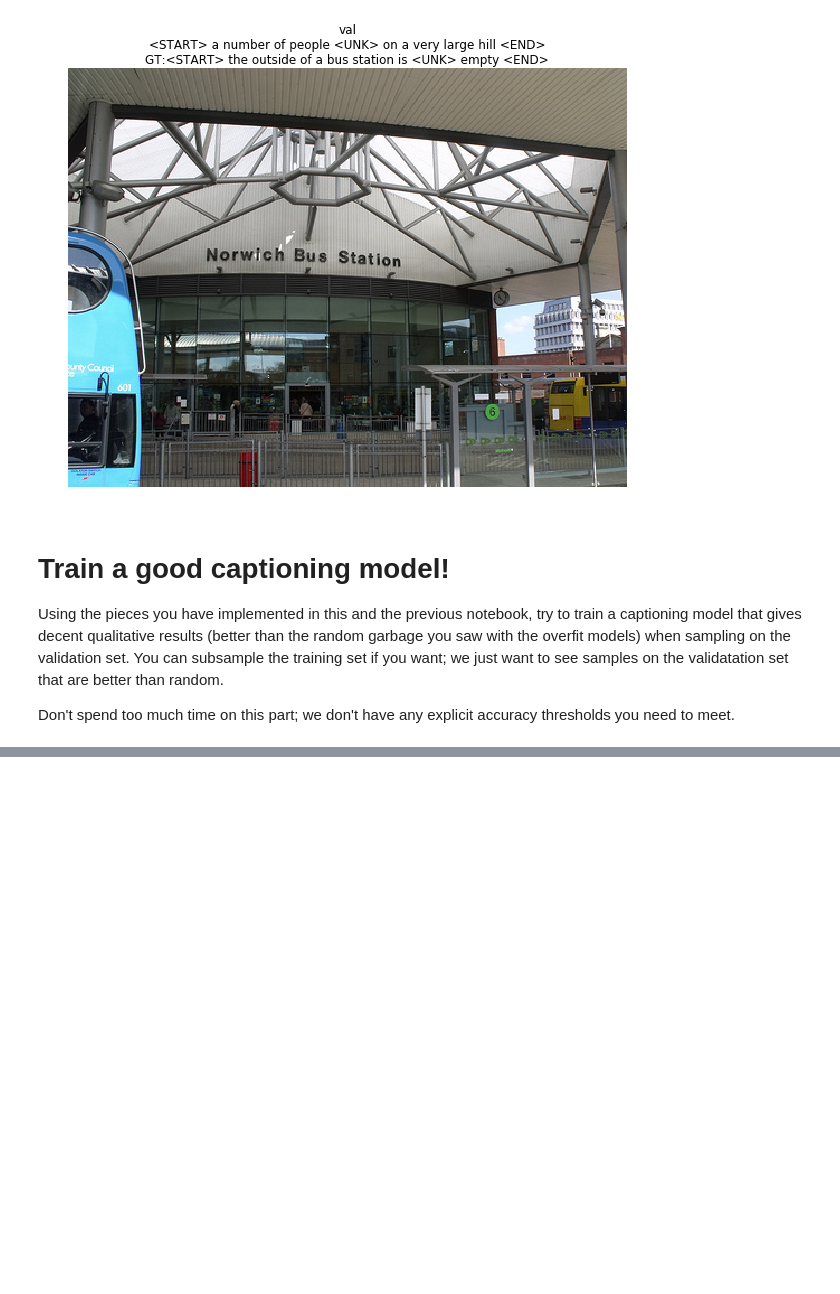
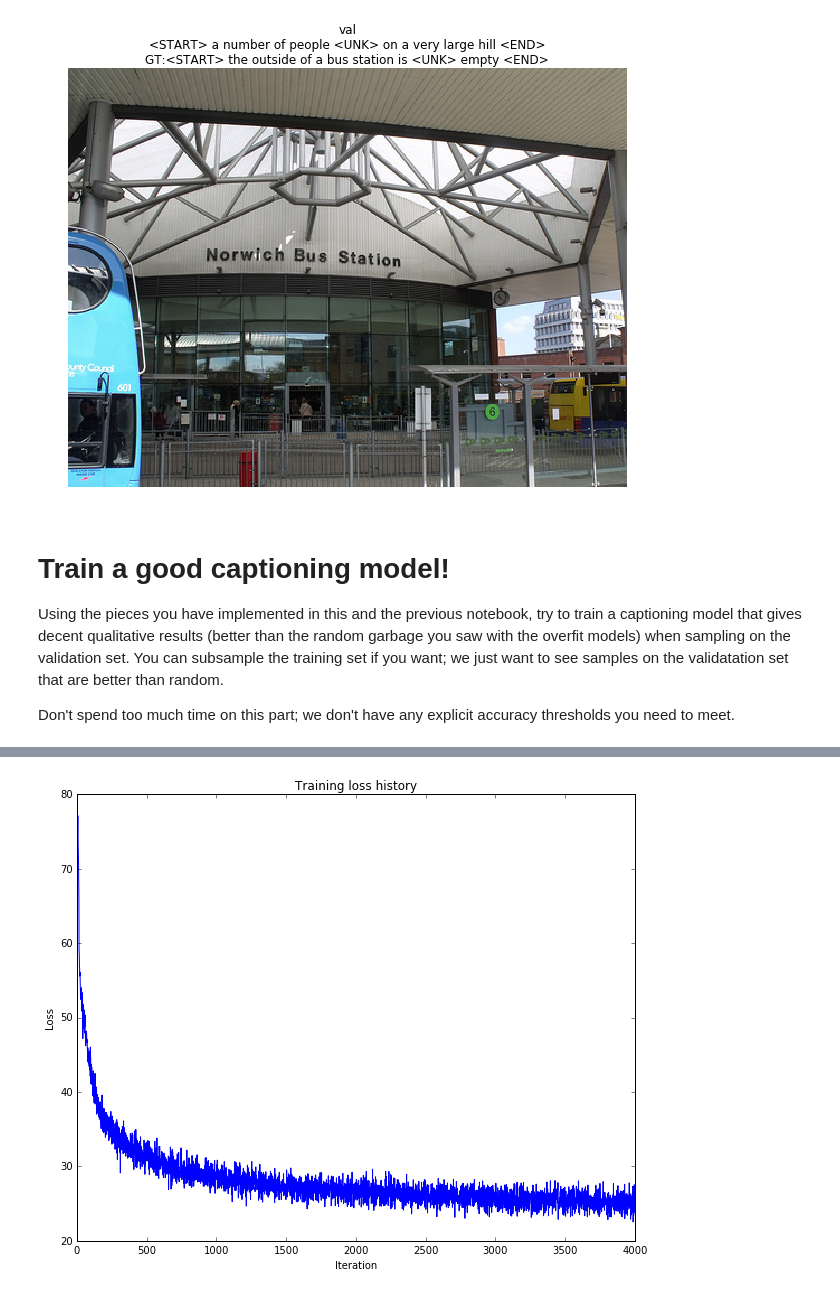
Before and after one commit to JueLin/cs231n, a Jupyter notebook: assignment3/LSTM_Captioning.ipynb, the cells around one changed output, grey strips where cells are left out. Saved outputs shown, nothing was run; the diff lists cells and outputs as text; code cells hidden in the pictures; blank space fills up the shorter version.

Commit message:
Complete HW3: LSTM, train a minimal LSTM-RNN model on Microsoft COCO

```diff
--- a/assignment3/LSTM_Captioning.ipynb
+++ b/assignment3/LSTM_Captioning.ipynb
@@ -353,0 +350,25 @@ pass
+# %%
+data = load_coco_data(pca_features=True)
+lstm_model = CaptioningRNN(
+              word_to_idx=data['word_to_idx'],
+              cell_type='lstm',
+              input_dim=data['train_features'].shape[1],
+              hidden_dim=512,
+              wordvec_dim=256)
+
+solver = CaptioningSolver(
+              model=lstm_model,
+              data=data,
+              update_rule='adam',
+              batch_size=100,
+              num_epochs=1,
+              verbose=True,
+              print_every=50)
+solver.train()
+
+plt.plot(solver.loss_history)
+plt.xlabel('Iteration')
+plt.ylabel('Loss')
+plt.title('Training loss history')
+plt.show()
+# %% [output]
@@ -353,0 +392 @@ pass
+[figure, added]
```
Also changed, not shown: parts of 4 cells of this notebook.
